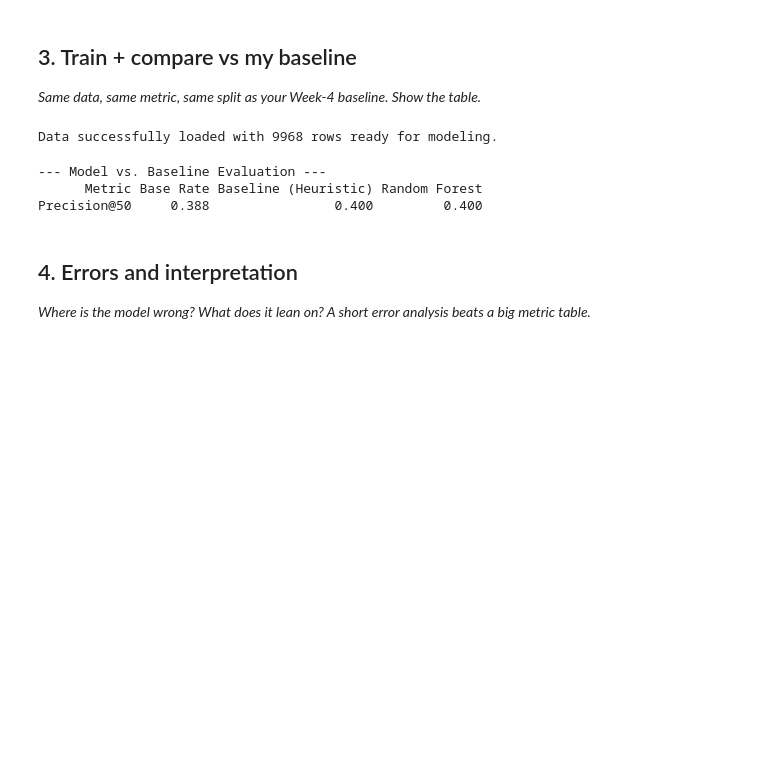
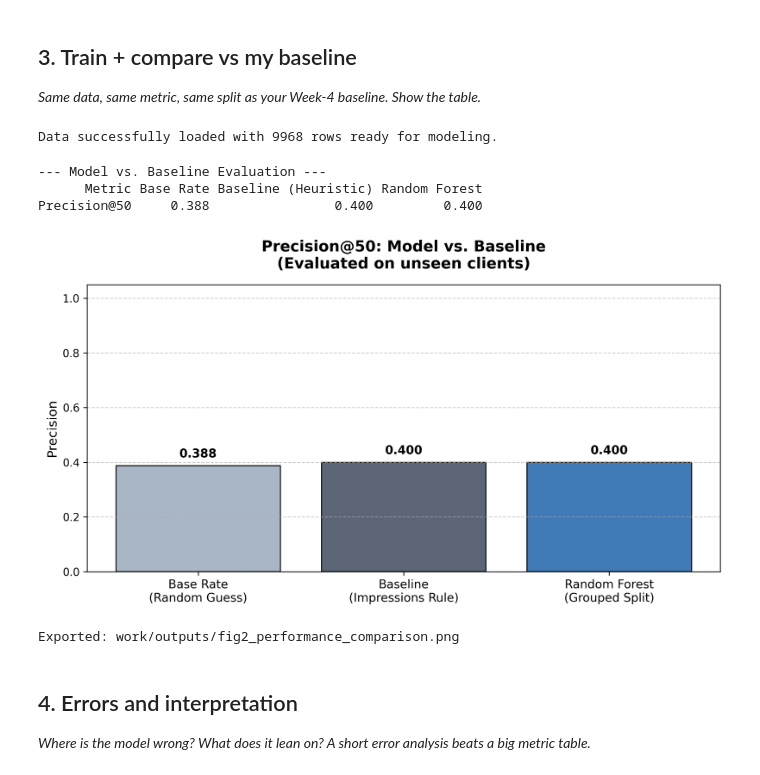
Before and after one commit to jlao14/flyrank-week1, a Jupyter notebook: work/notebooks/w05_model.ipynb, the cells around one changed output. Saved outputs shown, nothing was run; the diff lists cells and outputs as text; code cells hidden in the pictures; blank space fills up the shorter version.

```diff
--- a/work/notebooks/w05_model.ipynb
+++ b/work/notebooks/w05_model.ipynb
@@ -113,6 +113,43 @@ print(comparison_table.to_string(index=False))
 --- Model vs. Baseline Evaluation ---
       Metric Base Rate Baseline (Heuristic) Random Forest
 Precision@50     0.388                0.400         0.400
+# %%
+import os
+import matplotlib.pyplot as plt
+import pandas as pd
+import numpy as np
+
+# Ensure output directory exists
+os.makedirs("work/outputs", exist_ok=True)
+
+# Performance Comparison Chart (Precision@50)
+metrics = ['Base Rate\n(Random Guess)', 'Baseline\n(Impressions Rule)', 'Random Forest\n(Grouped Split)']
+scores = [base_rate, baseline_p_k, model_p_k]
+
+plt.figure(figsize=(9, 5), dpi=300)
+bars = plt.bar(metrics, scores, color=['#a0aec0', '#4a5568', '#2b6cb0'], edgecolor='black', alpha=0.9)
+
+plt.title("Precision@50: Model vs. Baseline\n(Evaluated on unseen clients)", fontsize=14, fontweight='bold', pad=15)
+plt.ylabel("Precision", fontsize=12)
+plt.ylim(0, 1.05) # Scale from 0 to 100%
+plt.xticks(fontsize=11)
+plt.grid(axis='y', linestyle='--', alpha=0.6)
+
+# Add the exact numbers on top of the bars for clarity
+for bar in bars:
+    yval = bar.get_height()
+    plt.text(bar.get_x() + bar.get_width()/2, yval + 0.02, f"{yval:.3f}", ha='center', va='bottom', fontsize=11, fontweight='bold')
+
+plt.tight_layout()
+
+# Save the figure
+performance_path = "work/outputs/fig2_performance_comparison.png"
+plt.savefig(performance_path, dpi=300, bbox_inches='tight')
+plt.show()
+print(f"Exported: {performance_path}")
+# %% [output]
+[figure, added]
+Exported: work/outputs/fig2_performance_comparison.png
 # %% [markdown]
 ## 4. Errors and interpretation
 
```
Also changed, not shown: parts of 1 cell of this notebook.
